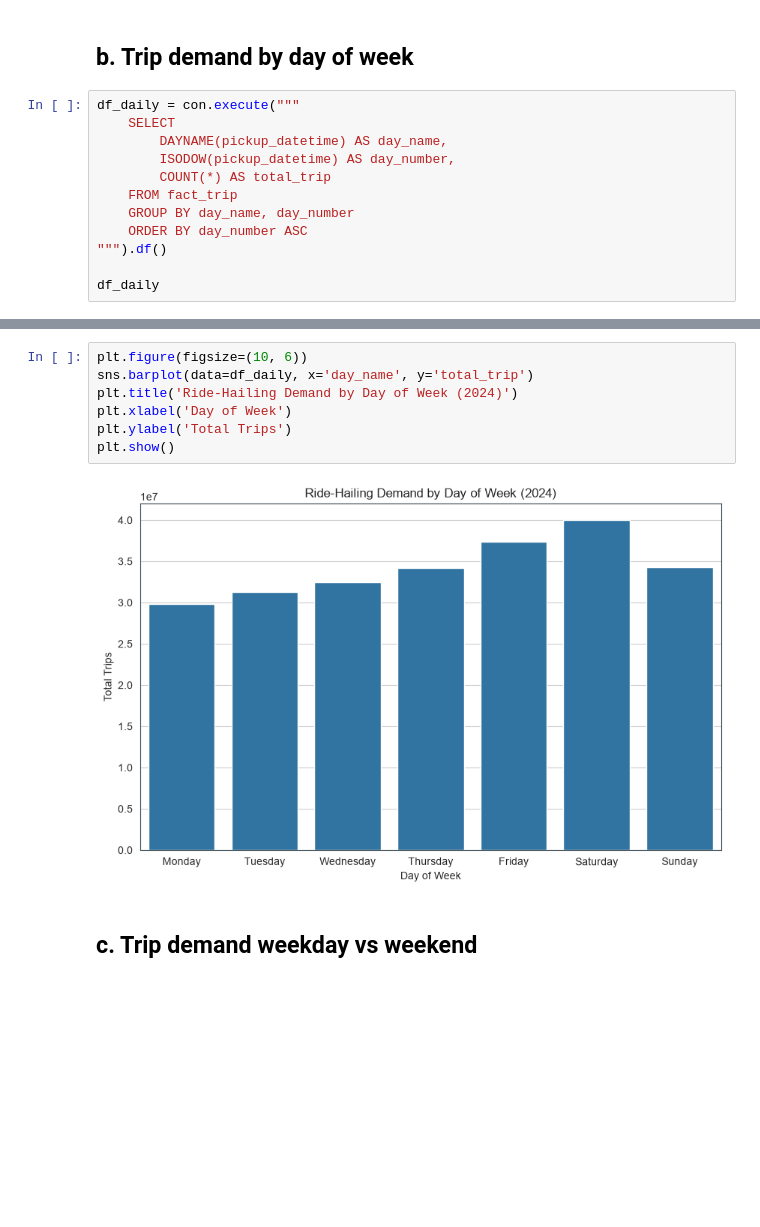
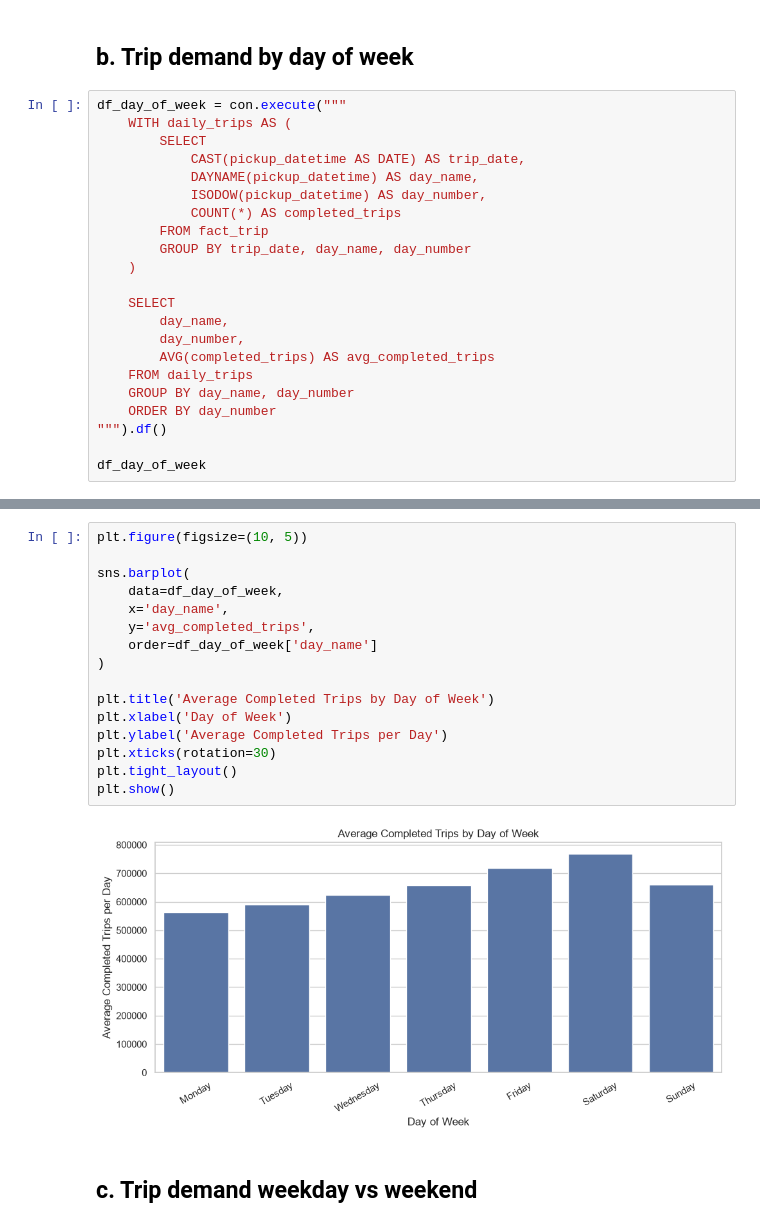
Before and after one commit to WendiOngki/ride-hailing-demand-fleet-allocation, a Jupyter notebook: notebooks/04_descriptive_and_proxy_analytics.ipynb, the cells around one changed output, grey strips where cells are left out. Drawn from its saved outputs; the diff is of its cells as text; blank space fills up the shorter version.

```diff
--- a/notebooks/04_descriptive_and_proxy_analytics.ipynb
+++ b/notebooks/04_descriptive_and_proxy_analytics.ipynb
@@ -50,15 +122,25 @@ plt.show()
 # %% [markdown]
 ## b. Trip demand by day of week
 # %%
-df_daily = con.execute("""
+df_day_of_week = con.execute("""
+    WITH daily_trips AS (
+        SELECT
+            CAST(pickup_datetime AS DATE) AS trip_date,
+            DAYNAME(pickup_datetime) AS day_name,
+            ISODOW(pickup_datetime) AS day_number,
+            COUNT(*) AS completed_trips
+        FROM fact_trip
+        GROUP BY trip_date, day_name, day_number
+    )
+
     SELECT
-        DAYNAME(pickup_datetime) AS day_name,
-        ISODOW(pickup_datetime) AS day_number,
-        COUNT(*) AS total_trip
-    FROM fact_trip
+        day_name,
+        day_number,
+        AVG(completed_trips) AS avg_completed_trips
+    FROM daily_trips
     GROUP BY day_name, day_number
-    ORDER BY day_number ASC
+    ORDER BY day_number
 """).df()
 
-df_daily
+df_day_of_week
 # %% [output]
@@ -73,12 +155,21 @@ df_daily
 # %%
-plt.figure(figsize=(10, 6))
-sns.barplot(data=df_daily, x='day_name', y='total_trip')
-plt.title('Ride-Hailing Demand by Day of Week (2024)')
+plt.figure(figsize=(10, 5))
+
+sns.barplot(
+    data=df_day_of_week,
+    x='day_name',
+    y='avg_completed_trips',
+    order=df_day_of_week['day_name']
+)
+
+plt.title('Average Completed Trips by Day of Week')
 plt.xlabel('Day of Week')
-plt.ylabel('Total Trips')
+plt.ylabel('Average Completed Trips per Day')
+plt.xticks(rotation=30)
+plt.tight_layout()
 plt.show()
 # %% [output]
-[figure, old version]
+[figure, new version]
 # %% [markdown]
 ## c. Trip demand weekday vs weekend
 # %%
```
Also changed, not shown: parts of 80 cells of this notebook, 13 other files.
